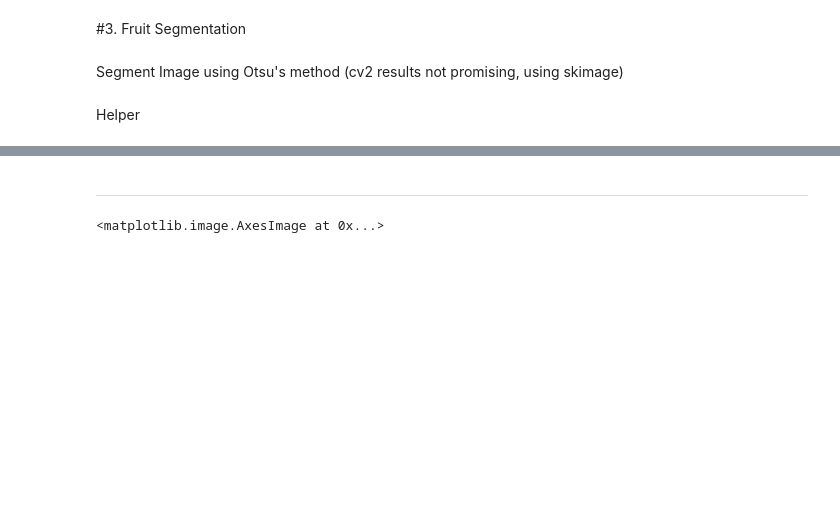
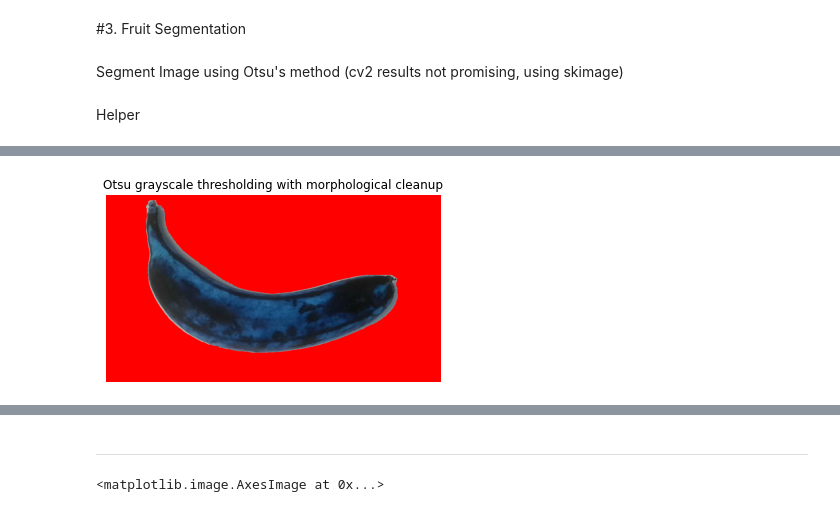
Before and after one commit to jojoclt/C, a Jupyter notebook: Project.ipynb, the cells around one changed output, grey strips where cells are left out. Cells and saved outputs as stored; diff of their text form; code cells hidden in the pictures; blank space fills up the shorter version.

```diff
--- a/Project.ipynb
+++ b/Project.ipynb
@@ -142,0 +208,13 @@ def HSV_to_cv(h,s,v):
+# %%
+def lol(mask_otsu):
+    kernel = np.ones((5, 5), np.uint8)
+    kernel2 = cv2.getStructuringElement(cv2.MORPH_ELLIPSE,(3,3))
+    mask_otsu_clean = cv2.morphologyEx(mask_otsu, cv2.MORPH_OPEN, kernel, iterations=5)
+    mask_otsu_clean = cv2.erode(mask_otsu_clean, kernel, iterations=2)
+    mask_otsu_clean = cv2.dilate(mask_otsu_clean, kernel2, iterations=5)
+    mask_otsu_clean = cv2.erode(mask_otsu_clean, kernel, iterations=4)
+    mask_otsu_clean = cv2.dilate(mask_otsu_clean, kernel, iterations=3)
+    return mask_otsu_clean
+show_mask(lol(mask_otsu), c, title='Otsu grayscale thresholding with morphological cleanup')
+# %% [output]
+[figure, added]
```
Also changed, not shown: parts of 13 cells of this notebook.
